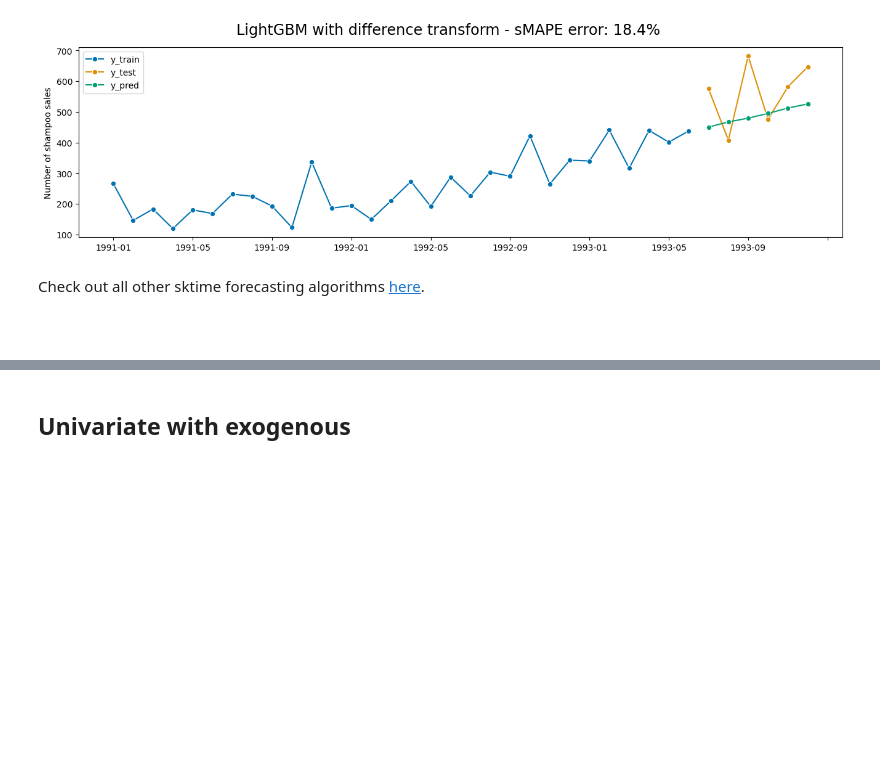
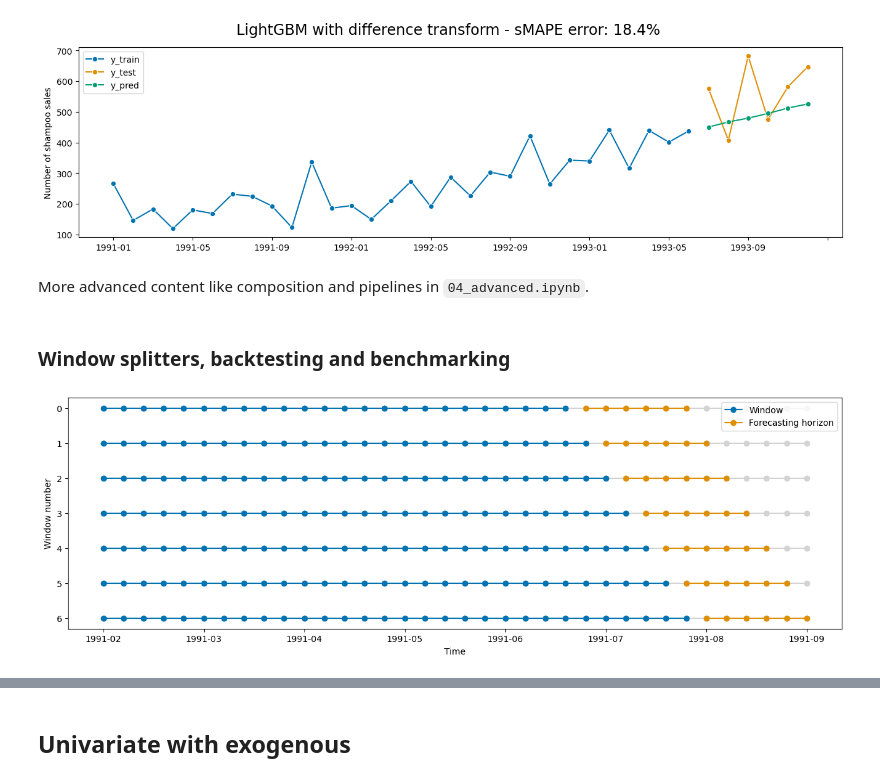
Before and after one commit to sktime/sktime-tutorial-ODSC-Europe-2023, a Jupyter notebook: notebooks/02_forecasting.ipynb, the cells around one changed output, grey strips where cells are left out. Cells and saved outputs as stored; diff of their text form; code cells hidden in the pictures; blank space fills up the shorter version.

Commit message:
Add splitters & backtesting

```diff
--- a/notebooks/02_forecasting.ipynb
+++ b/notebooks/02_forecasting.ipynb
@@ -141,7 +164,16 @@ plot_series(y_train, y_test, y_pred, labels=["y_train", "y_test", "y_pred"], tit
 # %% [output]
 (<Figure size 1600x400 with 1 Axes>, <Axes: ylabel='Number of shampoo sales'>)
 [figure]
-# %% [markdown]
-Check out all other sktime forecasting algorithms [here](https://www.sktime.net/en/latest/api_reference/forecasting.html).
-# %% [markdown]
-###
+# %% [markdown]
+More advanced content like composition and pipelines in `04_advanced.ipynb`.
+# %% [markdown]
+### Window splitters, backtesting and benchmarking
+# %%
+from sktime.forecasting.model_selection import ExpandingWindowSplitter
+from sktime.utils.plotting import plot_windows
+
+cv = ExpandingWindowSplitter(initial_window=24, fh=fh, step_length=1)
+n_folds = cv.get_n_splits(y)
+plot_windows(cv, y)
+# %% [output]
+[figure, added]
```
Also changed, not shown: parts of 10 cells of this notebook.
